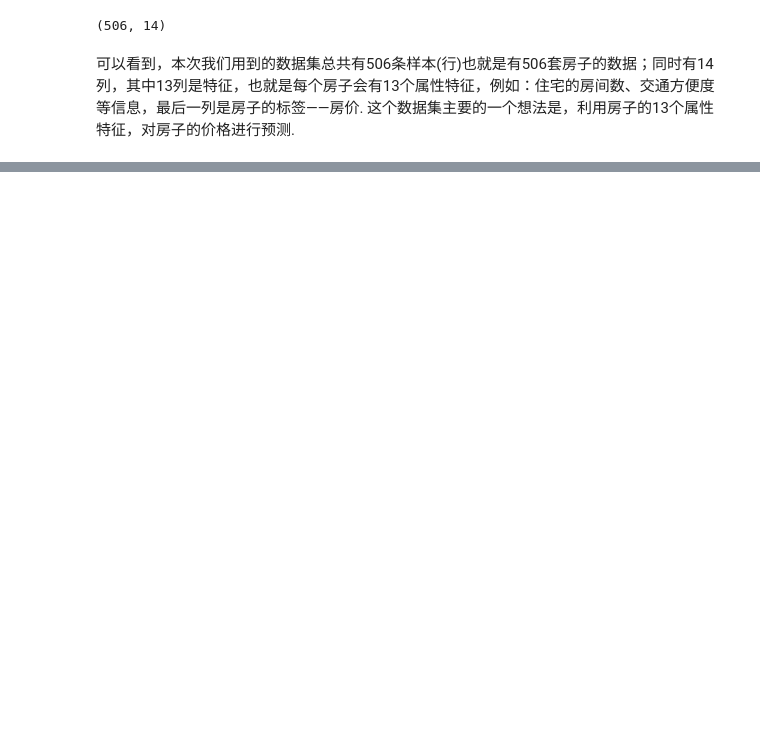
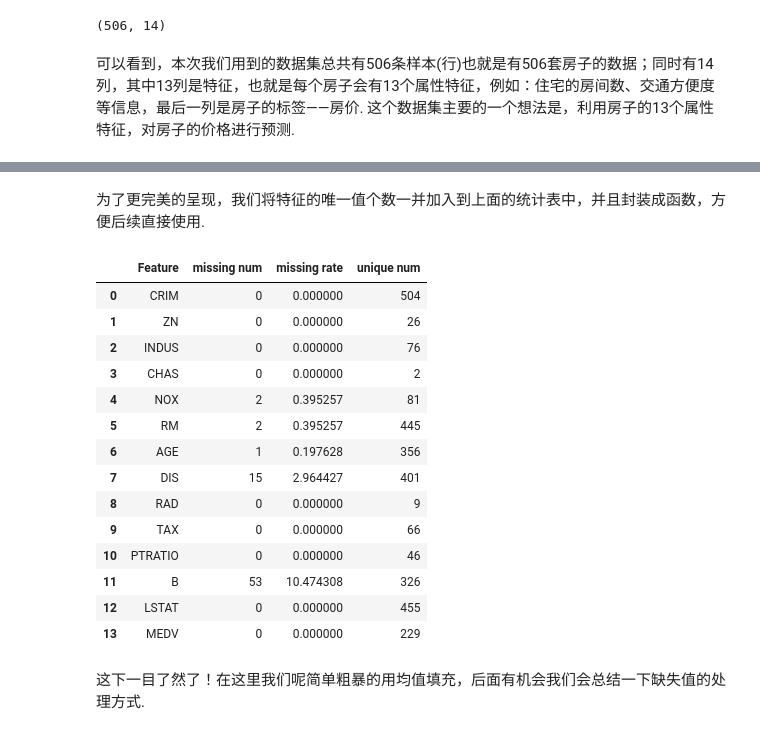
Before and after one commit to Git-Model/Modeling-Universe, a Jupyter notebook: Data-Story/Task1_EDA初体验/Task1：EDA初体验--波士顿房价分析.ipynb, the cells around one changed output, grey strips where cells are left out. Cells and saved outputs as stored; diff of their text form; code cells hidden in the pictures; blank space fills up the shorter version.

```diff
--- a/Data-Story/Task1_EDA初体验/Task1：EDA初体验--波士顿房价分析.ipynb
+++ b/Data-Story/Task1_EDA初体验/Task1：EDA初体验--波士顿房价分析.ipynb
@@ -76,0 +209,6 @@ house.describe()
+# %%
+A = []
+for col in null.columns:
+    A.append((col,
+             null[col].isnull().sum() * 100 / null.shape[0]))
+pd.DataFrame(A, columns=['Features', 'missing rate'])
@@ -76,0 +253,38 @@ house.describe()
+# %% [markdown]
+为了更完美的呈现，我们将特征的唯一值个数一并加入到上面的统计表中，并且封装成函数，方便后续直接使用.
+# %%
+def df_stats(df):
+    '''
+    统计该df的缺失值，比例以及唯一值个数.
+    '''
+    L = []
+    for col in df.columns:
+        L.append((col,
+                  df[col].isnull().sum(),
+                  df[col].isnull().sum() * 100 / df.shape[0],
+                  df[col].nunique()))
+    res = pd.DataFrame(L, columns = ['Feature',
+                                     'missing num',
+                                     'missing rate',
+                                     'unique num'])
+    return res
+# %%
+df_stats(null)
+# %% [output]
+|  | Feature | missing num | missing rate | unique num |
+| 0 | CRIM | 0 | 0.000000 | 504 |
+| 1 | ZN | 0 | 0.000000 | 26 |
+| 2 | INDUS | 0 | 0.000000 | 76 |
+| 3 | CHAS | 0 | 0.000000 | 2 |
+| 4 | NOX | 2 | 0.395257 | 81 |
+| 5 | RM | 2 | 0.395257 | 445 |
+| 6 | AGE | 1 | 0.197628 | 356 |
+| 7 | DIS | 15 | 2.964427 | 401 |
+| 8 | RAD | 0 | 0.000000 | 9 |
+| 9 | TAX | 0 | 0.000000 | 66 |
+| 10 | PTRATIO | 0 | 0.000000 | 46 |
+| 11 | B | 53 | 10.474308 | 326 |
+| 12 | LSTAT | 0 | 0.000000 | 455 |
+| 13 | MEDV | 0 | 0.000000 | 229 |
+# %% [markdown]
+这下一目了然了！在这里我们呢简单粗暴的用均值填充，后面有机会我们会总结一下缺失值的处理方式.
```
Also changed, not shown: parts of 22 cells of this notebook, 3 other files.
